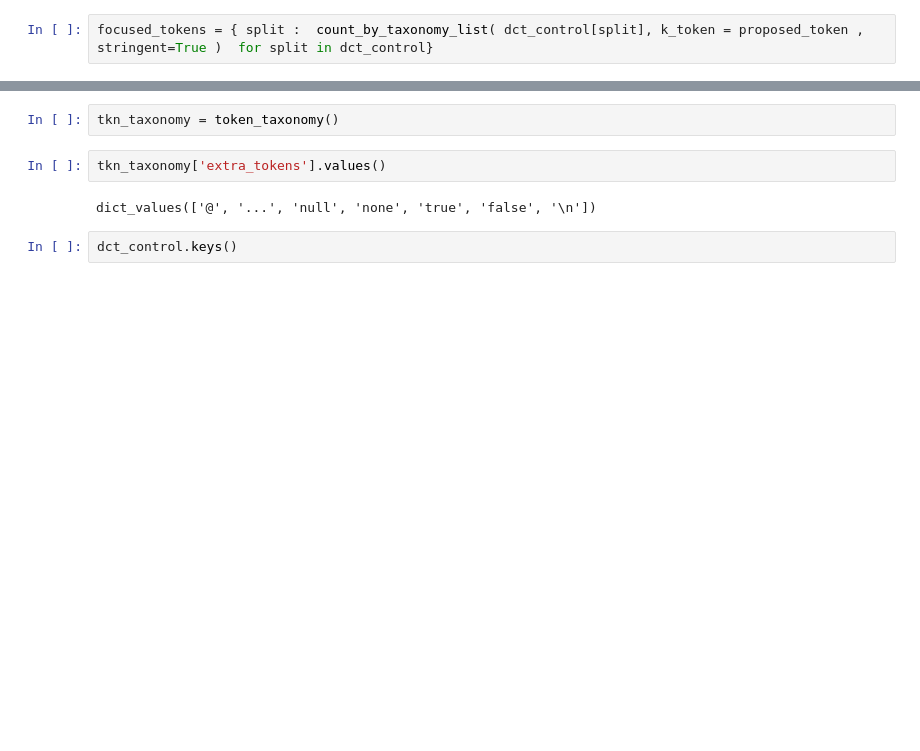
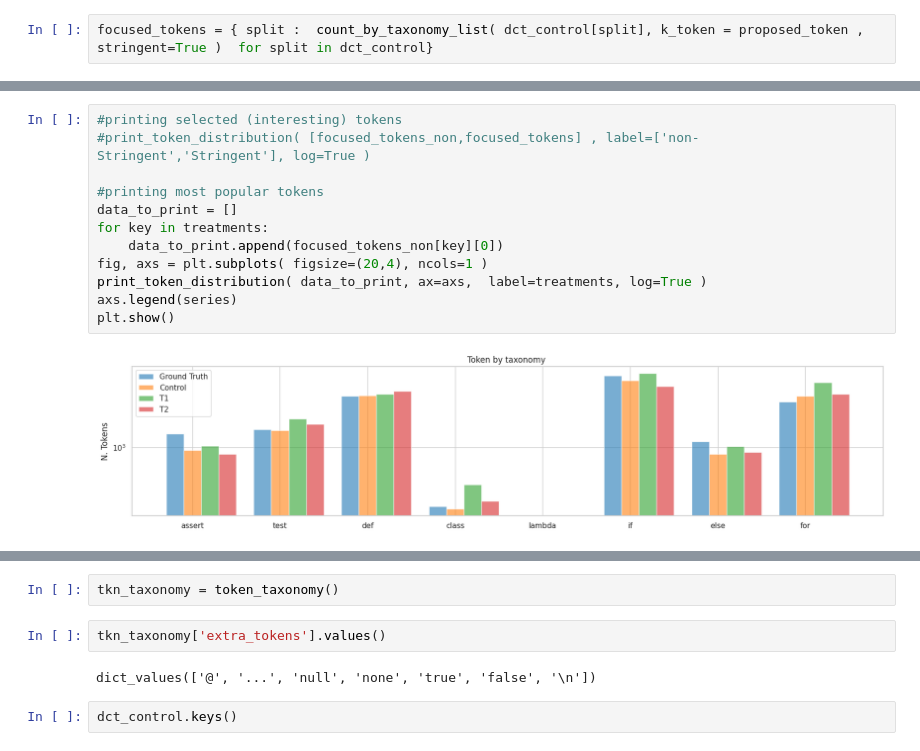
Before and after one commit to WM-SEMERU/galeras-benchmark, a Jupyter notebook: notebooks/exploratory_analysis_bpe_distribution.ipynb, the cells around one changed output, grey strips where cells are left out. Saved outputs shown, nothing was run; the diff lists cells and outputs as text; blank space fills up the shorter version.

```diff
--- a/notebooks/exploratory_analysis_bpe_distribution.ipynb
+++ b/notebooks/exploratory_analysis_bpe_distribution.ipynb
@@ -465,3 +504,17 @@ for key in treatments:
+# %%
+#printing selected (interesting) tokens
+#print_token_distribution( [focused_tokens_non,focused_tokens] , label=['non-Stringent','Stringent'], log=True )
+
+#printing most popular tokens
+data_to_print = []
+for key in treatments:
+    data_to_print.append(focused_tokens_non[key][0])
+fig, axs = plt.subplots( figsize=(20,4), ncols=1 )
+print_token_distribution( data_to_print, ax=axs,  label=treatments, log=True )
+axs.legend(series)
+plt.show()
+# %% [output]
+[figure, added]
 # %%
 #export
 def token_taxonomy() -> dict:
```
Also changed, not shown: parts of 30 cells of this notebook, 3 other files.
